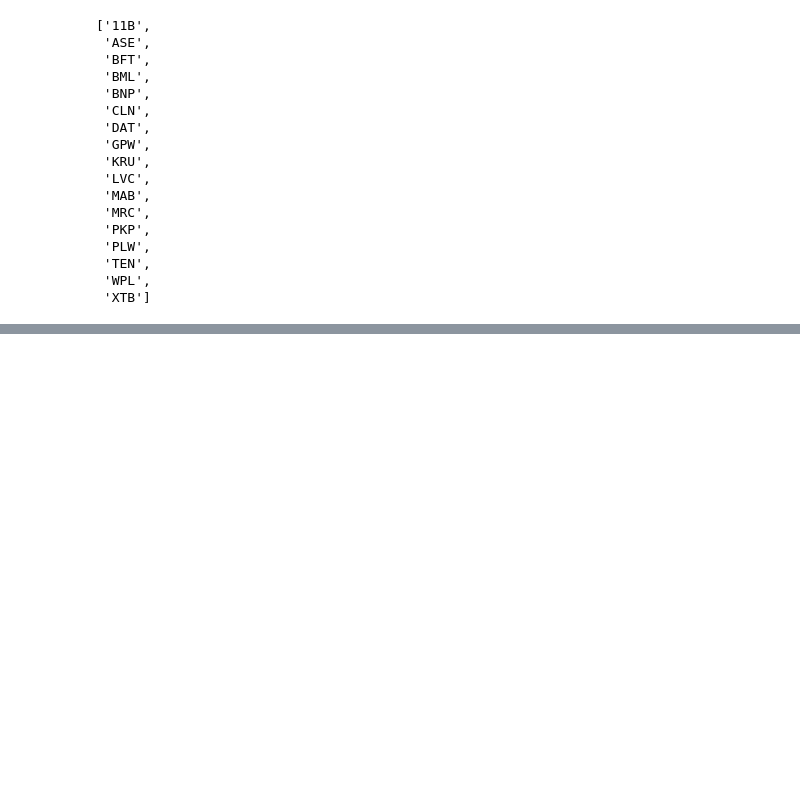
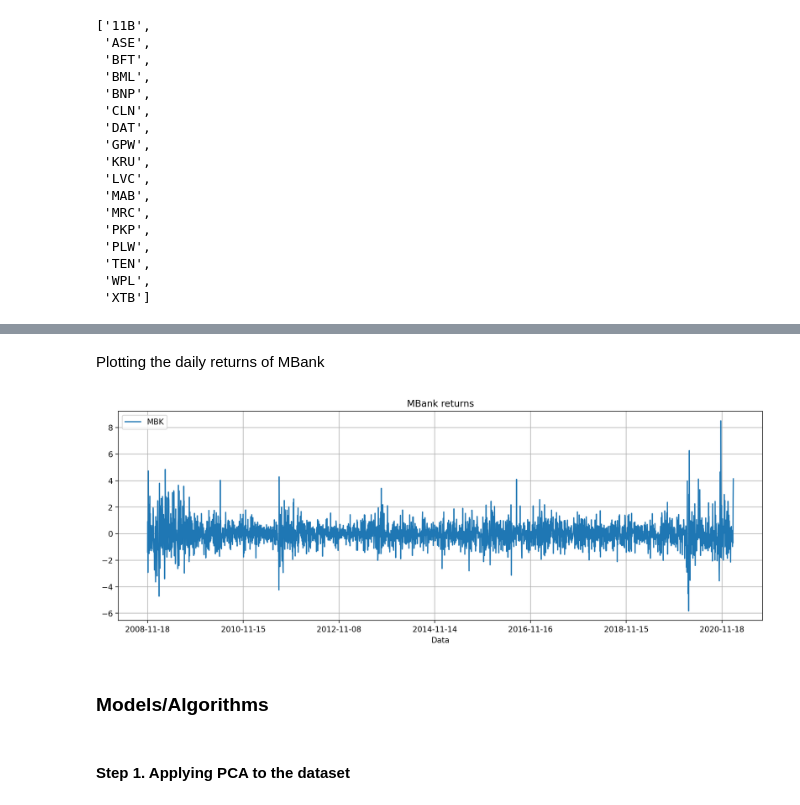
Before and after one commit to JanuszPXYZ/PortfolioMgmtStooqGPW, a Jupyter notebook: mWig40-PortfolioManagement.ipynb, the cells around one changed output, grey strips where cells are left out. Drawn from its saved outputs; the diff is of its cells as text; code cells hidden in the pictures; blank space fills up the shorter version.

```diff
--- a/mWig40-PortfolioManagement.ipynb
+++ b/mWig40-PortfolioManagement.ipynb
@@ -108,3 +119,5 @@ drop_list
  'TEN',
  'WPL',
  'XTB']
+# %%
+dataset.drop(drop_list, axis = 1, inplace = True)
@@ -110,0 +128,6 @@ drop_list
+# %%
+# Daily Linear Returns
+datareturns = dataset.pct_change(1)
+
+# Remove outliers beyond 3 std. devs
+datareturns[datareturns.apply(lambda x: (x - x.mean()).abs()<(3 * x.std())).all(1)]
@@ -110,0 +149,21 @@ drop_list
+# %%
+scaler = StandardScaler()
+scaler.fit(datareturns)
+rescaledDataset = pd.DataFrame(scaler.fit_transform(datareturns),
+                               columns = datareturns.columns,
+                               index = datareturns.index)
+datareturns.dropna(how = 'any', inplace = True)
+rescaledDataset.dropna(how = 'any', inplace = True)
+# %% [markdown]
+Plotting the daily returns of MBank
+# %%
+plt.figure(figsize = (15, 5))
+plt.title("MBank returns")
+rescaledDataset['MBK'].plot()
+plt.grid(True)
+plt.legend()
+plt.show()
+# %% [output]
+[figure, added]
+# %% [markdown]
+### Models/Algorithms
@@ -110,0 +181,2 @@ drop_list
+# %% [markdown]
+#### Step 1. Applying PCA to the dataset
```
Also changed, not shown: parts of 32 cells of this notebook.
